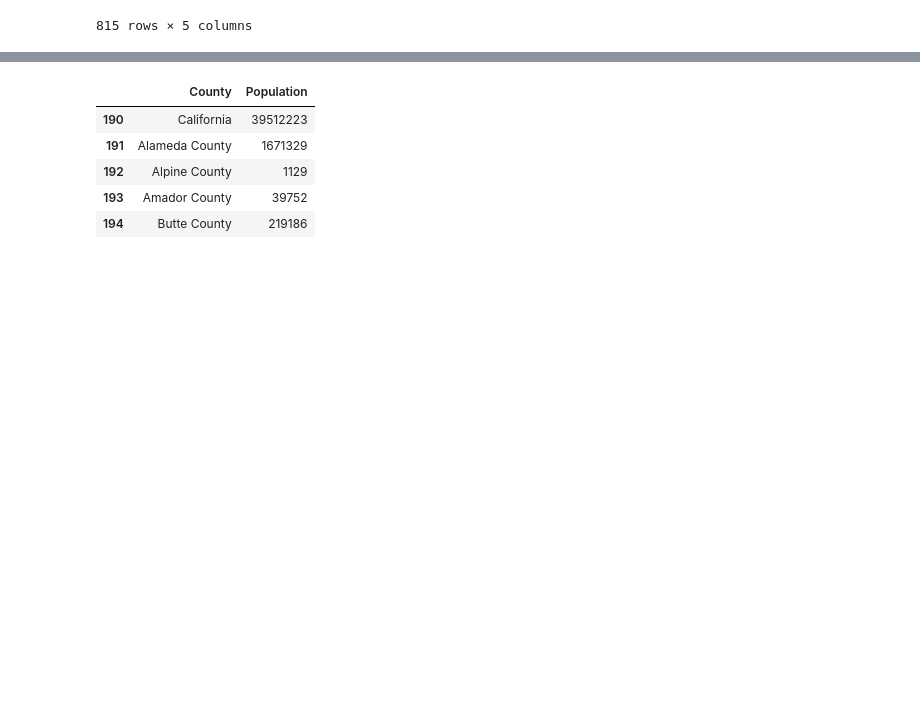
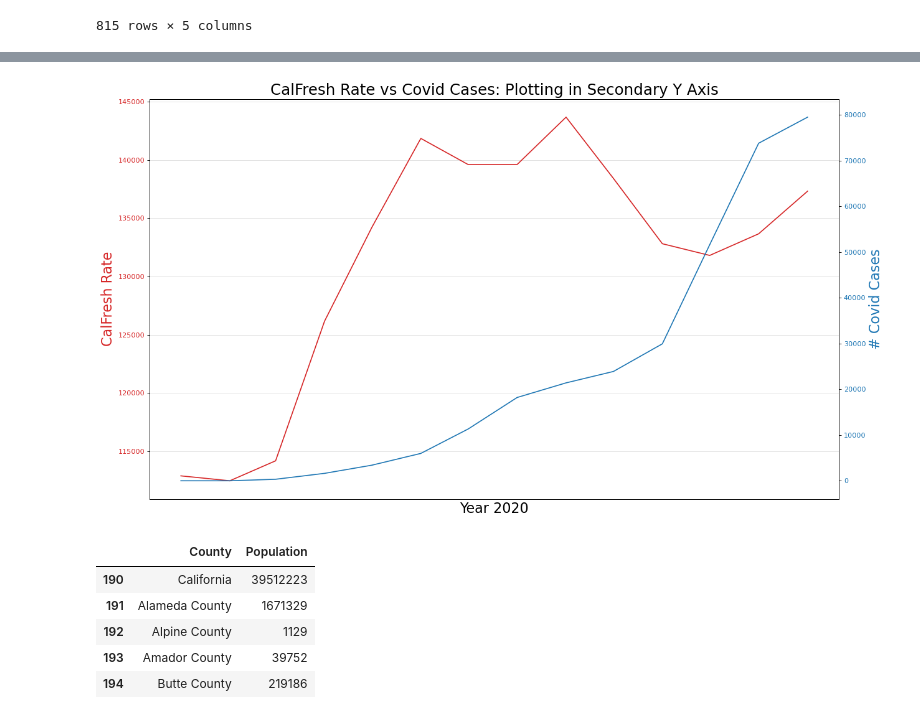
Before and after one commit to speedracer05/Covid_CalFresh, a Jupyter notebook: Covid_CalFresh.ipynb, the cells around one changed output, grey strips where cells are left out. Cells and saved outputs as stored; diff of their text form; code cells hidden in the pictures; blank space fills up the shorter version.

```diff
--- a/Covid_CalFresh.ipynb
+++ b/Covid_CalFresh.ipynb
@@ -171,0 +176,12 @@ covid_merge.head(100)
+# %%
+# isolate to Alameda counties and rename column 3 (John)
+covid_county = covid_merge[covid_merge["County"] == "Alameda"]
+covid_county = covid_county.rename(columns={'Unemployment Monthly': 'Unemploy_Rate'})
+
+# adding column with population as a fixed value
+covid_county['Population'] = pd.Series([1671329 for x in range(len(covid_county.index))])
+# Calculate unemployment #s based on 'Unemploy%', create new column round decimal to 0 (John)
+covid_county['Unemployed'] = covid_county.apply(lambda row: row.Unemploy_Rate *
+                                                row.Population, axis = 1)
+covid_county.Unemployed = covid_county.Unemployed.round(0)
+covid_county.head()
@@ -172,3 +195,36 @@ covid_merge.head(100)
+# %%
+#Plot rise in COVID-19 vs rise in CalFresh disbursement
+x = covid_county['Date']
+y1 = covid_county['Persons']
+y2 = covid_county['Cases']
+
+# line plot1 (Left Y-axis)
+fig, ax1 = plt.subplots(1,1,figsize=(16,9), dpi= 80)
+ax1.plot(x, y1, color='tab:red')
+
+# line plot2 (right Y-Axis)
+ax2 = ax1.twinx()  # instantiate a second axes that shares the same x-axis
+ax2.plot(x, y2, color='tab:blue')
+
+# Formatting
+# ax1 (left Y axis)
+ax1.set_xlabel('Year 2020', fontsize=20)
+ax1.tick_params(axis='x', rotation=0, labelsize=12)
+ax1.set_ylabel('CalFresh Rate', color='tab:red', fontsize=20)
+ax1.tick_params(axis='y', rotation=0, labelcolor='tab:red' )
+ax1.grid(alpha=.4)
+
+# ax2 (right Y axis)
+ax2.set_ylabel("# Covid Cases", color='tab:blue', fontsize=20)
+ax2.tick_params(axis='y', labelcolor='tab:blue')
+ax2.set_xticks(np.arange(0, len(x), 60))
+ax2.set_xticklabels(x[::60], rotation=90, fontdict={'fontsize':10})
+ax2.set_title("CalFresh Rate vs Covid Cases: Plotting in Secondary Y Axis", fontsize=22)
+fig.tight_layout()
+#plt.show()
+plt.savefig('Resources/cal_covid_rate.png')
+# %% [output]
+[figure, added]
 # %%
 # Filter to show necessary columns adn rename columns to use initial Caps.
 census_data = pd.read_csv(census_data_path)
```
Also changed, not shown: parts of 3 cells of this notebook, 2 other files.
